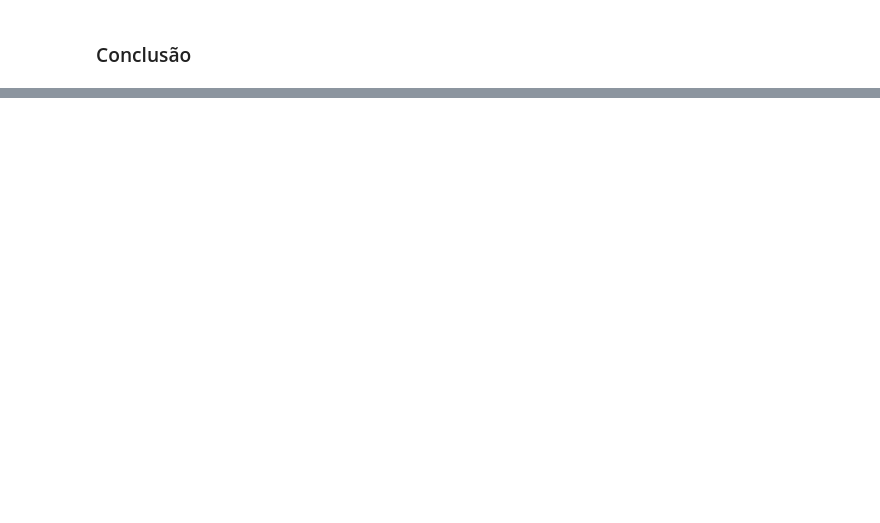
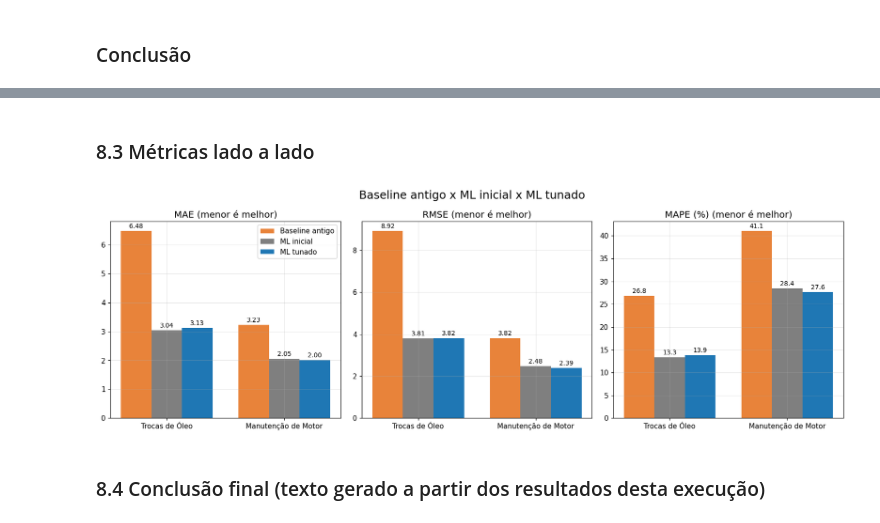
Before and after one commit to HeyAlexOliveira/mecaniQA-boa-vista, a Jupyter notebook: mecaniQA_boa-vista_oat3.ipynb, the cells around one changed output, grey strips where cells are left out. Cells and saved outputs as stored; diff of their text form; code cells hidden in the pictures; blank space fills up the shorter version.

```diff
--- a/mecaniQA_boa-vista_oat3.ipynb
+++ b/mecaniQA_boa-vista_oat3.ipynb
@@ -247,0 +449,23 @@ display(Markdown("\n".join(partes)))
+# %%
+def avaliar_cenarios(y_real, previsoes: dict) -> pd.DataFrame:
+    """Motor de métricas: calcula MAE, RMSE e MAPE ao mesmo tempo para cada cenário."""
+    tabela = pd.DataFrame({nome: avaliar_metricas(y_real, prev) for nome, prev in previsoes.items()}).T
+    return tabela[["MAE", "RMSE", "MAPE"]].rename(columns={"MAPE": "MAPE (%)"})
+
+
+cenarios, prev_tunado = {}, {}
+for alvo in ALVOS:
+    prev_tunado[alvo] = grid_busca[alvo].best_estimator_.predict(X_teste)
+    cenarios[alvo] = avaliar_cenarios(teste[alvo], {
+        f"Baseline antigo ({baseline_nome[alvo]})": baseline_prev[alvo],
+        "ML inicial (RF default)": previsoes[alvo]["Random Forest"],
+        "ML tunado (RF Grid Search)": prev_tunado[alvo],
+    })
+
+    print(f"\n=== {NOMES[alvo]} — conjunto de teste ({teste.index.min().date()} a {teste.index.max().date()}) ===")
+    print(cenarios[alvo].to_string())
+
+    base, tun = cenarios[alvo].iloc[0], cenarios[alvo].iloc[2]
+    print(f"-> Tunado vs baseline: MAE {(base['MAE'] - tun['MAE']) / base['MAE'] * 100:.1f}% menor | "
+          f"RMSE {(base['RMSE'] - tun['RMSE']) / base['RMSE'] * 100:.1f}% menor | "
+          f"MAPE de {base['MAPE (%)']:.1f}% para {tun['MAPE (%)']:.1f}%")
@@ -247,0 +518,24 @@ display(Markdown("\n".join(partes)))
+# %% [markdown]
+### 8.3 Métricas lado a lado
+# %%
+fig, axes = plt.subplots(1, 3, figsize=(15, 5))
+cores = ["#E8833A", "#7F7F7F", "#1F77B4"]
+x = np.arange(len(ALVOS))
+w = 0.26
+for ax, metrica in zip(axes, ["MAE", "RMSE", "MAPE (%)"]):
+    for i, (rotulo, cor) in enumerate(zip(["Baseline antigo", "ML inicial", "ML tunado"], cores)):
+        valores = [cenarios[a][metrica].iloc[i] for a in ALVOS]
+        barras = ax.bar(x + (i - 1) * w, valores, w, label=rotulo, color=cor)
+        ax.bar_label(barras, fmt="%.1f" if metrica == "MAPE (%)" else "%.2f", padding=2, fontsize=9)
+    ax.set_xticks(x)
+    ax.set_xticklabels([NOMES[a] for a in ALVOS])
+    ax.set_title(metrica + " (menor é melhor)", fontsize=13)
+    ax.grid(alpha=0.3)
+axes[0].legend()
+fig.suptitle("Baseline antigo x ML inicial x ML tunado", fontsize=16)
+fig.tight_layout()
+plt.show()
+# %% [output]
+[figure, added]
+# %% [markdown]
+### 8.4 Conclusão final (texto gerado a partir dos resultados desta execução)
```
Also changed, not shown: parts of 24 cells of this notebook.
